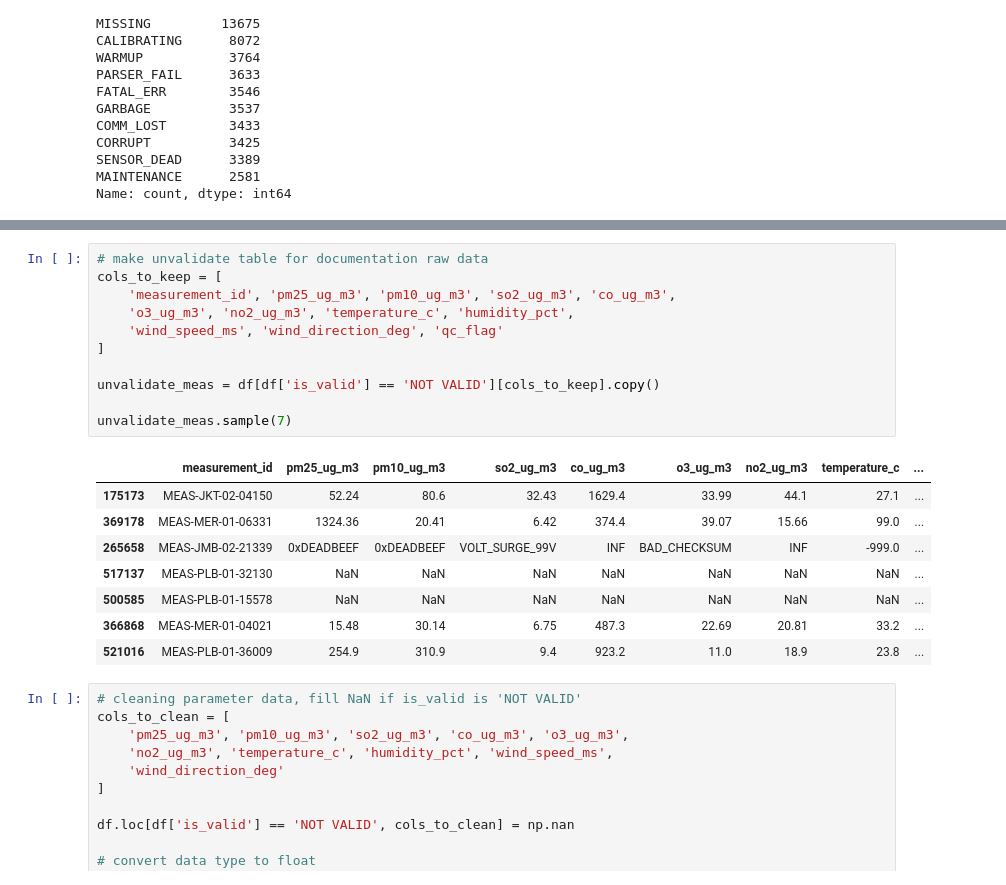
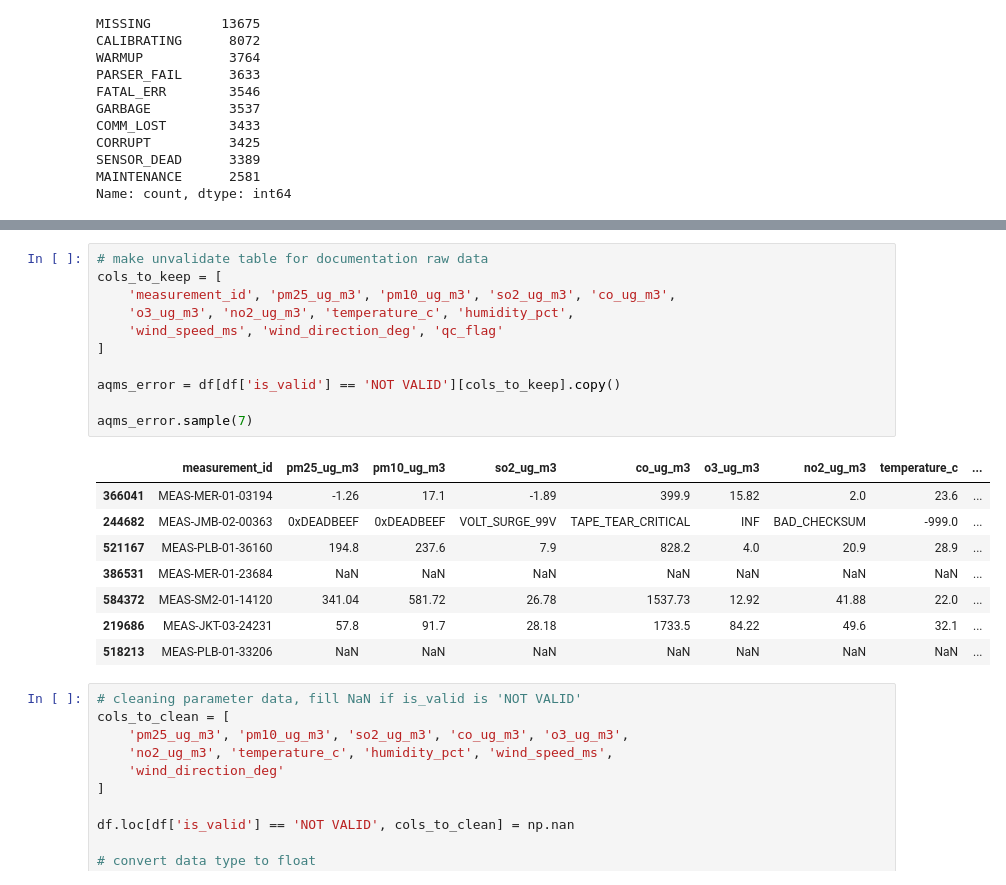
Before and after one commit to girifrmnsyh/da_gelar_rasa_2026, a Jupyter notebook: [2] Data Processing/aqms_data.ipynb, the cells around one changed output, grey strips where cells are left out. Drawn from its saved outputs; the diff is of its cells as text.

```diff
--- a/process.ipynb
+++ b/[2] Data Processing/aqms_data.ipynb
@@ -267,23 +267,23 @@ df.sample(7, random_state=45)
 # %%
 # make unvalidate table for documentation raw data
 cols_to_keep = [
     'measurement_id', 'pm25_ug_m3', 'pm10_ug_m3', 'so2_ug_m3', 'co_ug_m3',
     'o3_ug_m3', 'no2_ug_m3', 'temperature_c', 'humidity_pct',
     'wind_speed_ms', 'wind_direction_deg', 'qc_flag'
 ]
 
-unvalidate_meas = df[df['is_valid'] == 'NOT VALID'][cols_to_keep].copy()
+aqms_error = df[df['is_valid'] == 'NOT VALID'][cols_to_keep].copy()
 
-unvalidate_meas.sample(7)
+aqms_error.sample(7)
 # %% [output]
 |  | measurement_id | pm25_ug_m3 | pm10_ug_m3 | so2_ug_m3 | co_ug_m3 | o3_ug_m3 | no2_ug_m3 | temperature_c | ... |
-| 175173 | MEAS-JKT-02-04150 | 52.24 | 80.6 | 32.43 | 1629.4 | 33.99 | 44.1 | 27.1 | ... |
-| 369178 | MEAS-MER-01-06331 | 1324.36 | 20.41 | 6.42 | 374.4 | 39.07 | 15.66 | 99.0 | ... |
-| 265658 | MEAS-JMB-02-21339 | 0xDEADBEEF | 0xDEADBEEF | VOLT_SURGE_99V | INF | BAD_CHECKSUM | INF | -999.0 | ... |
-| 517137 | MEAS-PLB-01-32130 | NaN | NaN | NaN | NaN | NaN | NaN | NaN | ... |
-| 500585 | MEAS-PLB-01-15578 | NaN | NaN | NaN | NaN | NaN | NaN | NaN | ... |
-| 366868 | MEAS-MER-01-04021 | 15.48 | 30.14 | 6.75 | 487.3 | 22.69 | 20.81 | 33.2 | ... |
-| 521016 | MEAS-PLB-01-36009 | 254.9 | 310.9 | 9.4 | 923.2 | 11.0 | 18.9 | 23.8 | ... |
+| 366041 | MEAS-MER-01-03194 | -1.26 | 17.1 | -1.89 | 399.9 | 15.82 | 2.0 | 23.6 | ... |
+| 244682 | MEAS-JMB-02-00363 | 0xDEADBEEF | 0xDEADBEEF | VOLT_SURGE_99V | TAPE_TEAR_CRITICAL | INF | BAD_CHECKSUM | -999.0 | ... |
+| 521167 | MEAS-PLB-01-36160 | 194.8 | 237.6 | 7.9 | 828.2 | 4.0 | 20.9 | 28.9 | ... |
+| 386531 | MEAS-MER-01-23684 | NaN | NaN | NaN | NaN | NaN | NaN | NaN | ... |
+| 584372 | MEAS-SM2-01-14120 | 341.04 | 581.72 | 26.78 | 1537.73 | 12.92 | 41.88 | 22.0 | ... |
+| 219686 | MEAS-JKT-03-24231 | 57.8 | 91.7 | 28.18 | 1733.5 | 84.22 | 49.6 | 32.1 | ... |
+| 518213 | MEAS-PLB-01-33206 | NaN | NaN | NaN | NaN | NaN | NaN | NaN | ... |
 # %%
 # cleaning parameter data, fill NaN if is_valid is 'NOT VALID'
 cols_to_clean = [
```
Also changed, not shown: parts of 7 cells of this notebook, 38 other files.
